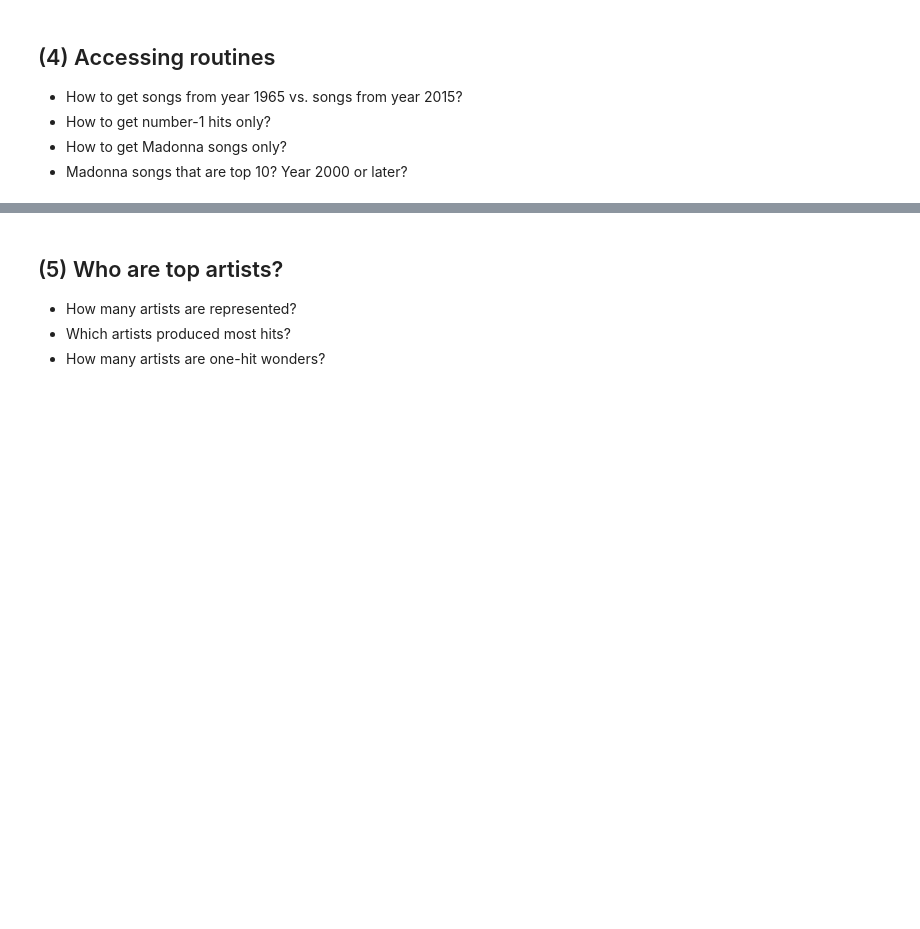
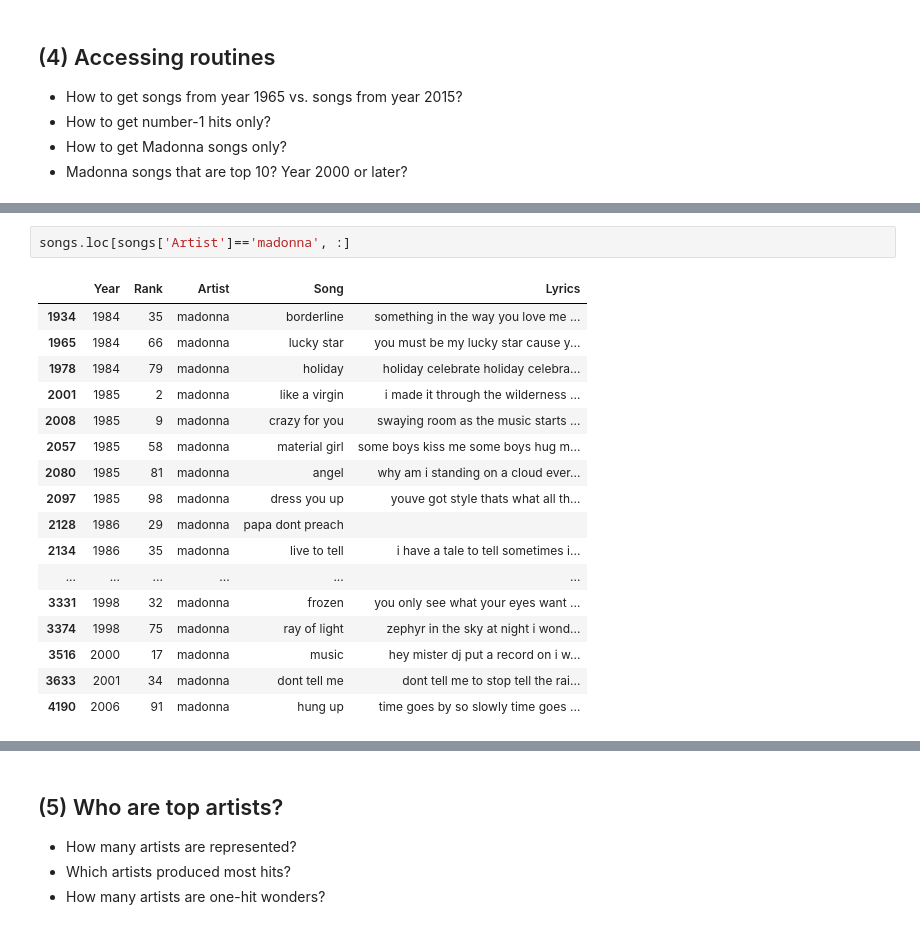
Before and after one commit to mmj32/Class-Practice-Repo, a Jupyter notebook: activity3/pop_music_lyrics_NARAE.ipynb, the cells around one changed output, grey strips where cells are left out. Saved outputs shown, nothing was run; the diff lists cells and outputs as text; blank space fills up the shorter version.

```diff
--- a/activity3/pop_music_lyrics_NARAE.ipynb
+++ b/activity3/pop_music_lyrics_NARAE.ipynb
@@ -87,0 +133,20 @@ songs.head()
+# %%
+songs.loc[songs['Artist']=='madonna', :]
+# %% [output]
+|  | Year | Rank | Artist | Song | Lyrics |
+| 1934 | 1984 | 35 | madonna | borderline | something in the way you love me ... |
+| 1965 | 1984 | 66 | madonna | lucky star | you must be my lucky star cause y... |
+| 1978 | 1984 | 79 | madonna | holiday | holiday celebrate holiday celebra... |
+| 2001 | 1985 | 2 | madonna | like a virgin | i made it through the wilderness ... |
+| 2008 | 1985 | 9 | madonna | crazy for you | swaying room as the music starts ... |
+| 2057 | 1985 | 58 | madonna | material girl | some boys kiss me some boys hug m... |
+| 2080 | 1985 | 81 | madonna | angel | why am i standing on a cloud ever... |
+| 2097 | 1985 | 98 | madonna | dress you up | youve got style thats what all th... |
+| 2128 | 1986 | 29 | madonna | papa dont preach |  |
+| 2134 | 1986 | 35 | madonna | live to tell | i have a tale to tell sometimes i... |
+| ... | ... | ... | ... | ... | ... |
+| 3331 | 1998 | 32 | madonna | frozen | you only see what your eyes want ... |
+| 3374 | 1998 | 75 | madonna | ray of light | zephyr in the sky at night i wond... |
+| 3516 | 2000 | 17 | madonna | music | hey mister dj put a record on i w... |
+| 3633 | 2001 | 34 | madonna | dont tell me | dont tell me to stop tell the rai... |
+| 4190 | 2006 | 91 | madonna | hung up | time goes by so slowly time goes ... |
```
Also changed, not shown: parts of 6 cells of this notebook.
